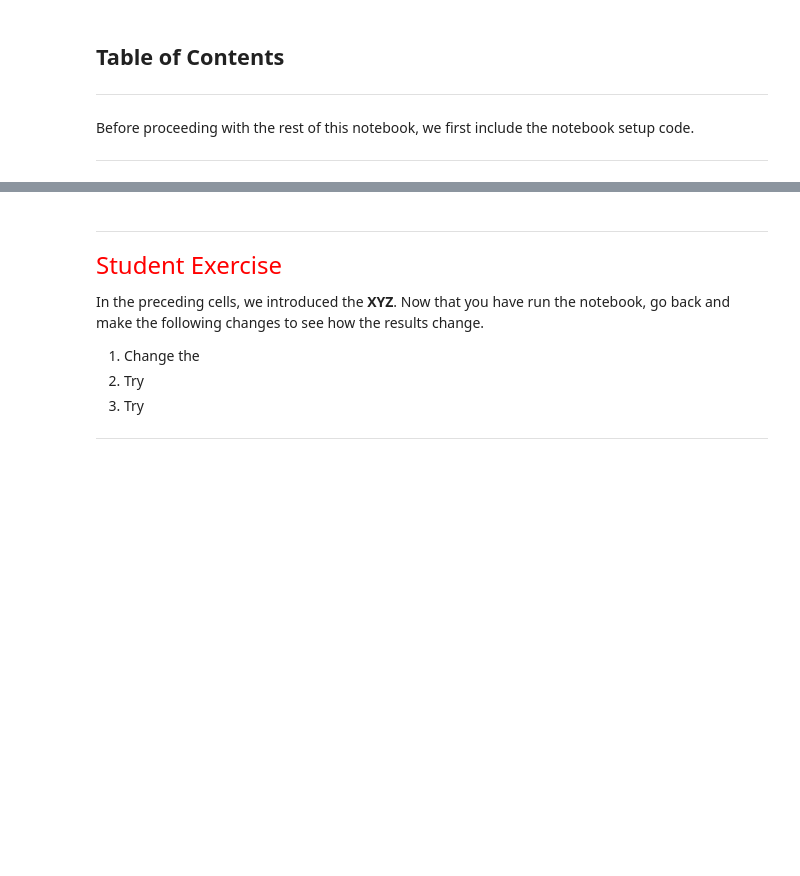
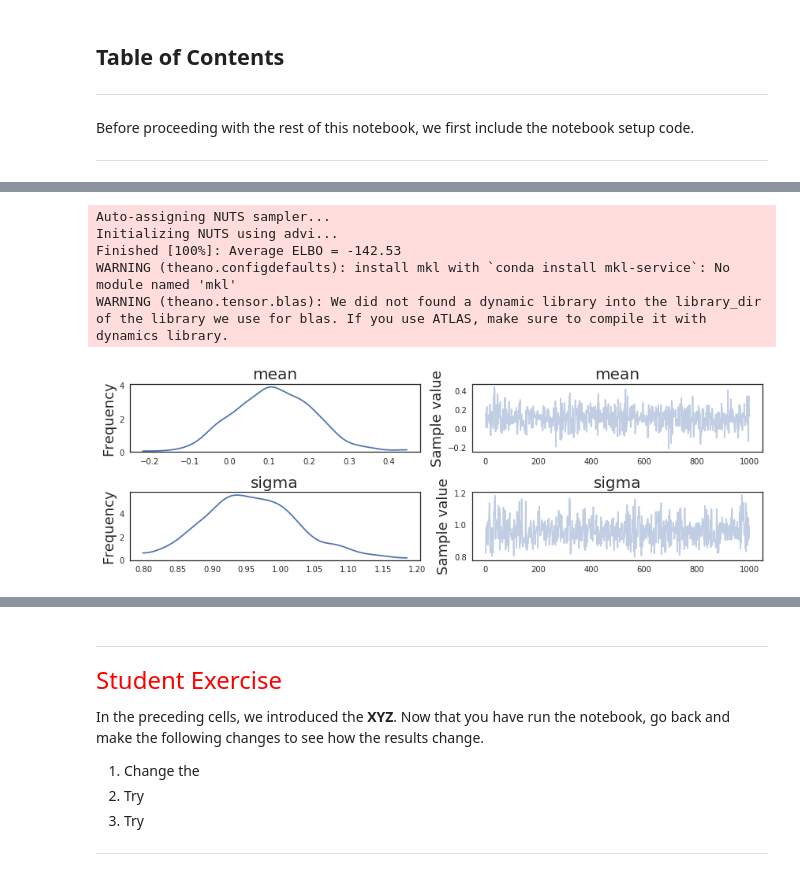
Before and after one commit to liweiweng/accy571-fa17, a Jupyter notebook: Module10/notebooks/intro2pp.ipynb, the cells around one changed output, grey strips where cells are left out. Cells and saved outputs as stored; diff of their text form; code cells hidden in the pictures; blank space fills up the shorter version.

Commit message:
Draft final Module 10 notebook

```diff
--- a/Module10/notebooks/intro2pp.ipynb
+++ b/Module10/notebooks/intro2pp.ipynb
@@ -82,0 +84,23 @@ with pm.Model() as linear_model:
+# %%
+n_samples = 10000
+
+with pm.Model() as model:
+
+    # First, define stohastic model variables
+    mean = pm.Uniform('mean', lower = -1, upper = 1)
+    sigma = pm.Uniform('sigma', lower = 0, upper = 10)
+
+    # Sample values (likelihood)
+    likelihood = pm.Normal('likelihood', mu=mean, sd=sigma, observed=data)
+
+   trace = pm.sample(1000, tune=1000)
+# %%
+with model:
+    pm.traceplot(trace)
+# %% [output]
+Auto-assigning NUTS sampler...
+Initializing NUTS using advi...
+Finished [100%]: Average ELBO = -142.53
+WARNING (theano.configdefaults): install mkl with `conda install mkl-service`: No module named 'mkl'
+WARNING (theano.tensor.blas): We did not found a dynamic library into the library_dir of the library we use for blas. If you use ATLAS, make sure to compile it with dynamics library.
+[figure, added]
```
Also changed, not shown: parts of 9 cells of this notebook.
